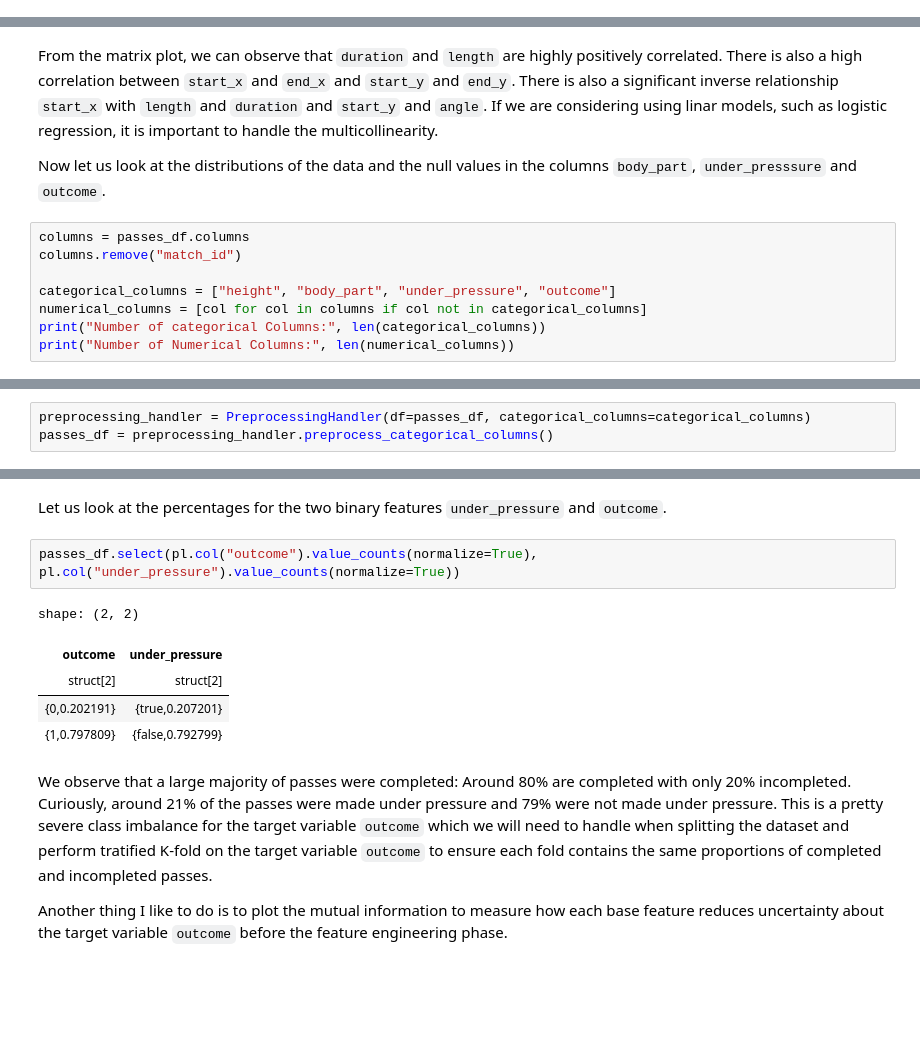
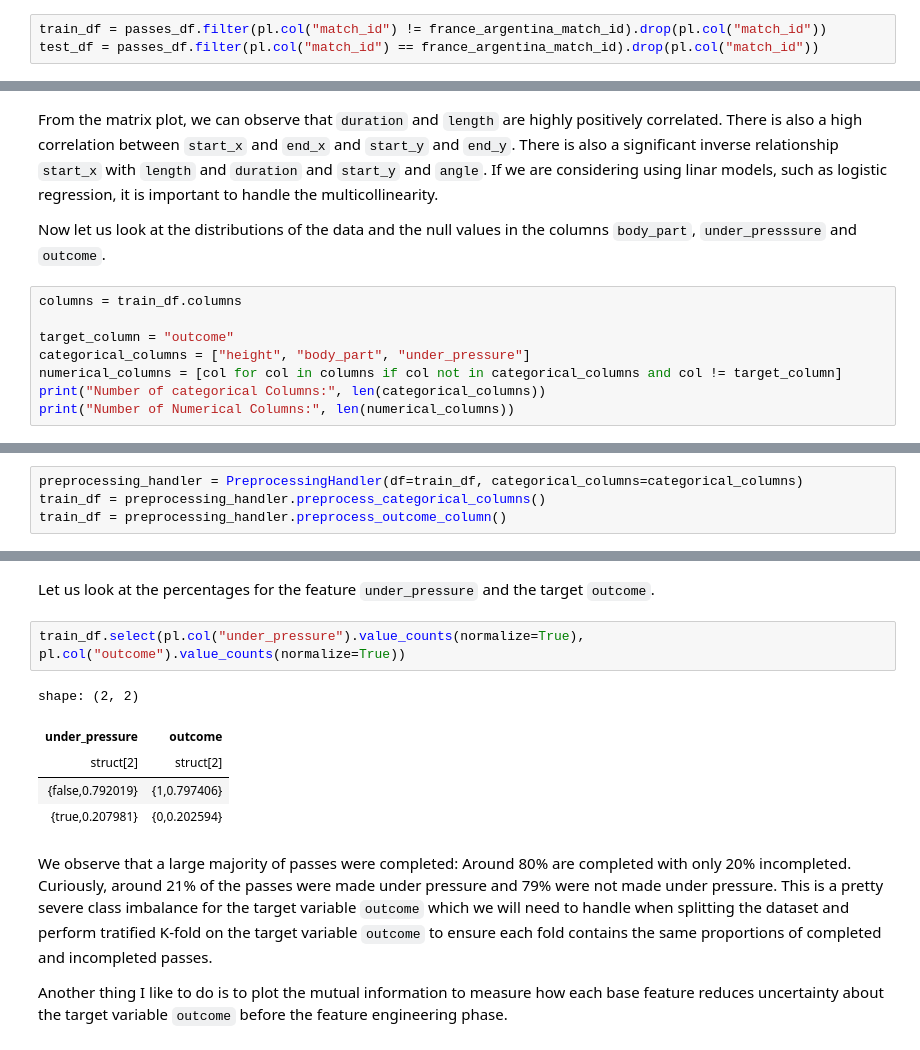
Before and after one commit to yucheng-fu/football_analytics, a Jupyter notebook: 02-analysis/02-analysis.ipynb, the cells around one changed output, grey strips where cells are left out. Drawn from its saved outputs; the diff is of its cells as text; blank space fills up the shorter version.

```diff
--- a/02-analysis/02-analysis.ipynb
+++ b/02-analysis/02-analysis.ipynb
@@ -43,3 +48,6 @@ passes_df = pl.read_csv("../data/02-analysis/passes.csv")
+# %%
+train_df = passes_df.filter(pl.col("match_id") != france_argentina_match_id).drop(pl.col("match_id"))
+test_df = passes_df.filter(pl.col("match_id") == france_argentina_match_id).drop(pl.col("match_id"))
 # %% [markdown]
 # Exploring the data
 Let us take a quick look at the data and what each feature stands for according to the official [documentation](https://github.com/statsbomb/statsbombpy/blob/master/doc/Open%20Data%20Events%20v4.0.0.pdf):
@@ -101,11 +100,11 @@ From the matrix plot, we can observe that ``duration`` and ``length`` are highly
 
 Now let us look at the distributions of the data and the null values in the columns ``body_part``, ``under_presssure`` and ``outcome``.
 # %%
-columns = passes_df.columns
-columns.remove("match_id")
+columns = train_df.columns
 
-categorical_columns = ["height", "body_part", "under_pressure", "outcome"]
-numerical_columns = [col for col in columns if col not in categorical_columns]
+target_column = "outcome"
+categorical_columns = ["height", "body_part", "under_pressure"]
+numerical_columns = [col for col in columns if col not in categorical_columns and col != target_column]
 print("Number of categorical Columns:", len(categorical_columns))
 print("Number of Numerical Columns:", len(numerical_columns))
 # %% [output]
@@ -135,6 +134,7 @@ Note we perform this preprocessing step before splitting the dataset into a trai
 # %%
-preprocessing_handler = PreprocessingHandler(df=passes_df, categorical_columns=categorical_columns)
-passes_df = preprocessing_handler.preprocess_categorical_columns()
+preprocessing_handler = PreprocessingHandler(df=train_df, categorical_columns=categorical_columns)
+train_df = preprocessing_handler.preprocess_categorical_columns()
+train_df = preprocessing_handler.preprocess_outcome_column()
 # %%
 fig, ax = plt.subplots(2, 2, figsize=(10, 6), tight_layout=True)
 ax = ax.ravel()
@@ -150,15 +155,15 @@ plt.show()
 # %% [output]
 [figure]
 # %% [markdown]
-Let us look at the percentages for the two binary features ``under_pressure`` and ``outcome``.
+Let us look at the percentages for the feature ``under_pressure`` and the target ``outcome``.
 # %%
-passes_df.select(pl.col("outcome").value_counts(normalize=True), pl.col("under_pressure").value_counts(normalize=True))
+train_df.select(pl.col("under_pressure").value_counts(normalize=True), pl.col("outcome").value_counts(normalize=True))
 # %% [output]
 shape: (2, 2)
-| outcome | under_pressure |
+| under_pressure | outcome |
 | struct[2] | struct[2] |
-| {0,0.202191} | {true,0.207201} |
-| {1,0.797809} | {false,0.792799} |
+| {false,0.792019} | {1,0.797406} |
+| {true,0.207981} | {0,0.202594} |
 # %% [markdown]
 We observe that a large majority of passes were completed: Around 80% are completed with only 20% incompleted. Curiously, around 21% of the passes were made under pressure and 79% were not made under pressure. This is a pretty severe class imbalance for the target variable ``outcome`` which we will need to handle when splitting the dataset and perform tratified K-fold on the target variable ``outcome`` to ensure each fold contains the same proportions of completed and incompleted passes.
 
```
Also changed, not shown: parts of 16 cells of this notebook, 4 other files.
